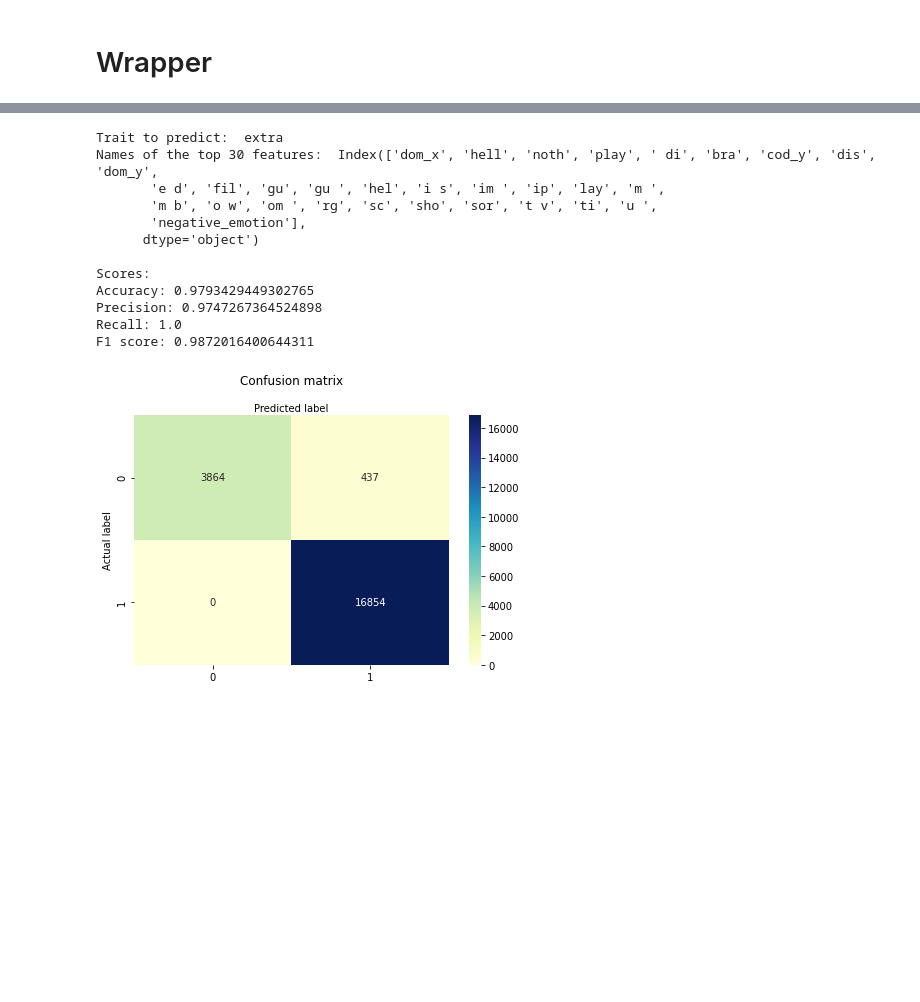
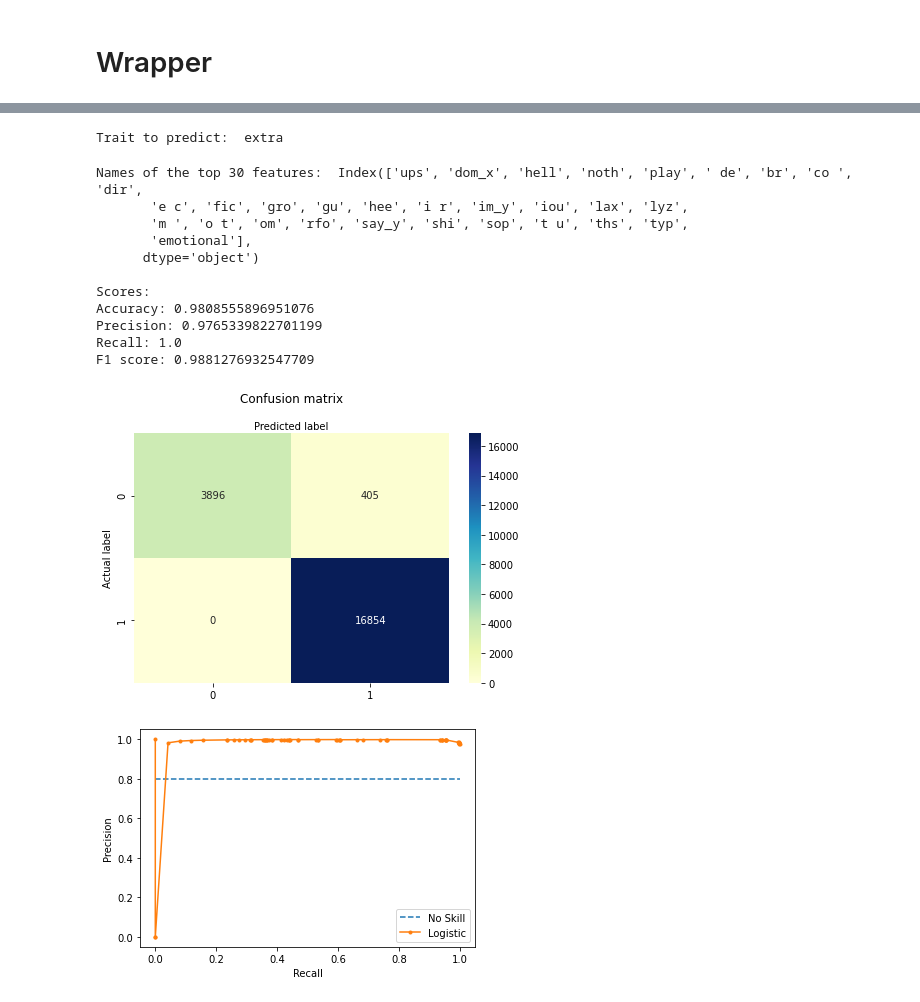
Before and after one commit to sophiasylvester/Big5-NLP, a Jupyter notebook: classifier.ipynb, the cells around one changed output, grey strips where cells are left out. Drawn from its saved outputs; the diff is of its cells as text; code cells hidden in the pictures; blank space fills up the shorter version.

```diff
--- a/classifier.ipynb
+++ b/classifier.ipynb
@@ -230,19 +274,20 @@ F1 score: 0.373625340727512
 # %%
 # Extraversion
-classify(df, "extra", 35, plotting=True)
+classify(df, "extra", 28, plotting=True)
 # %% [output]
 Trait to predict:  extra
-Names of the top 30 features:  Index(['dom_x', 'hell', 'noth', 'play', ' di', 'bra', 'cod_y', 'dis', 'dom_y',
-       'e d', 'fil', 'gu', 'gu ', 'hel', 'i s', 'im ', 'ip', 'lay', 'm ',
-       'm b', 'o w', 'om ', 'rg', 'sc', 'sho', 'sor', 't v', 'ti', 'u ',
-       'negative_emotion'],
-      dtype='object')
-
-Scores:
-Accuracy: 0.9793429449302765
-Precision: 0.9747267364524898
-Recall: 1.0
-F1 score: 0.9872016400644311
+Names of the top 30 features:  Index(['ups', 'dom_x', 'hell', 'noth', 'play', ' de', 'br', 'co ', 'dir',
+       'e c', 'fic', 'gro', 'gu', 'hee', 'i r', 'im_y', 'iou', 'lax', 'lyz',
+       'm ', 'o t', 'om', 'rfo', 'say_y', 'shi', 'sop', 't u', 'ths', 'typ',
+       'emotional'],
+      dtype='object')
+
+Scores:
+Accuracy: 0.9808555896951076
+Precision: 0.9765339822701199
+Recall: 1.0
+F1 score: 0.9881276932547709
 [figure]
+[figure, added]
 # %%
 # Neuroticism
```
Also changed, not shown: parts of 11 cells of this notebook.
